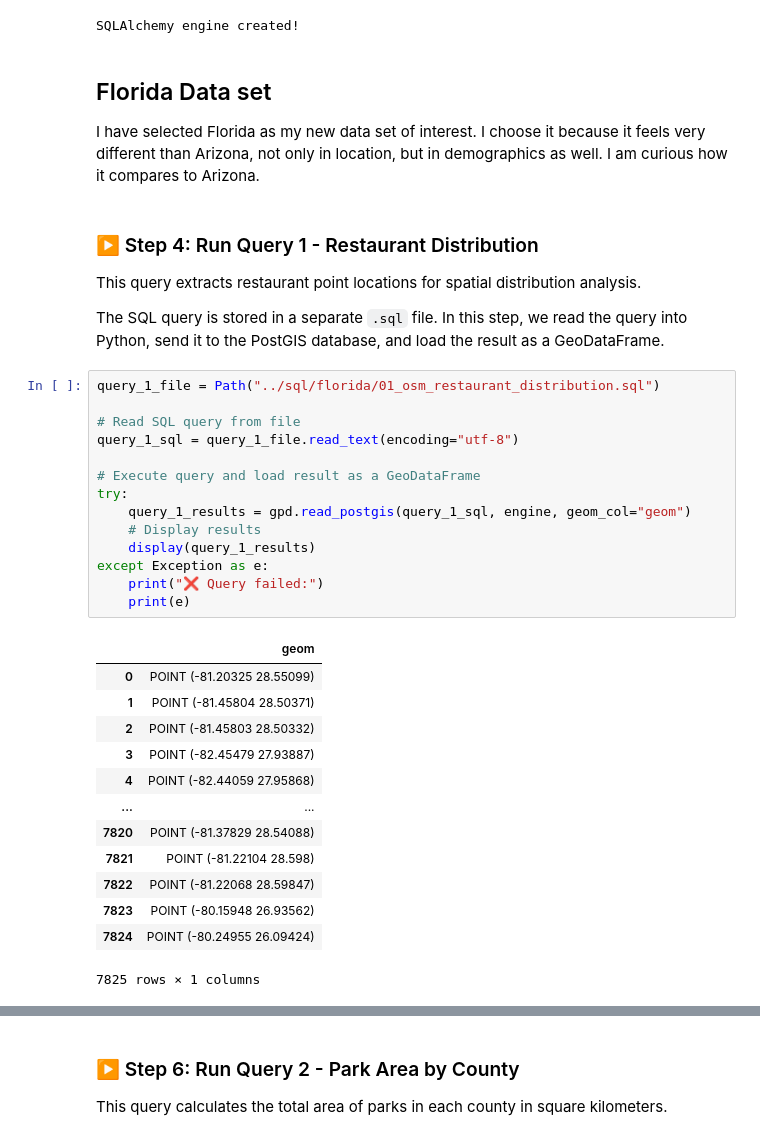
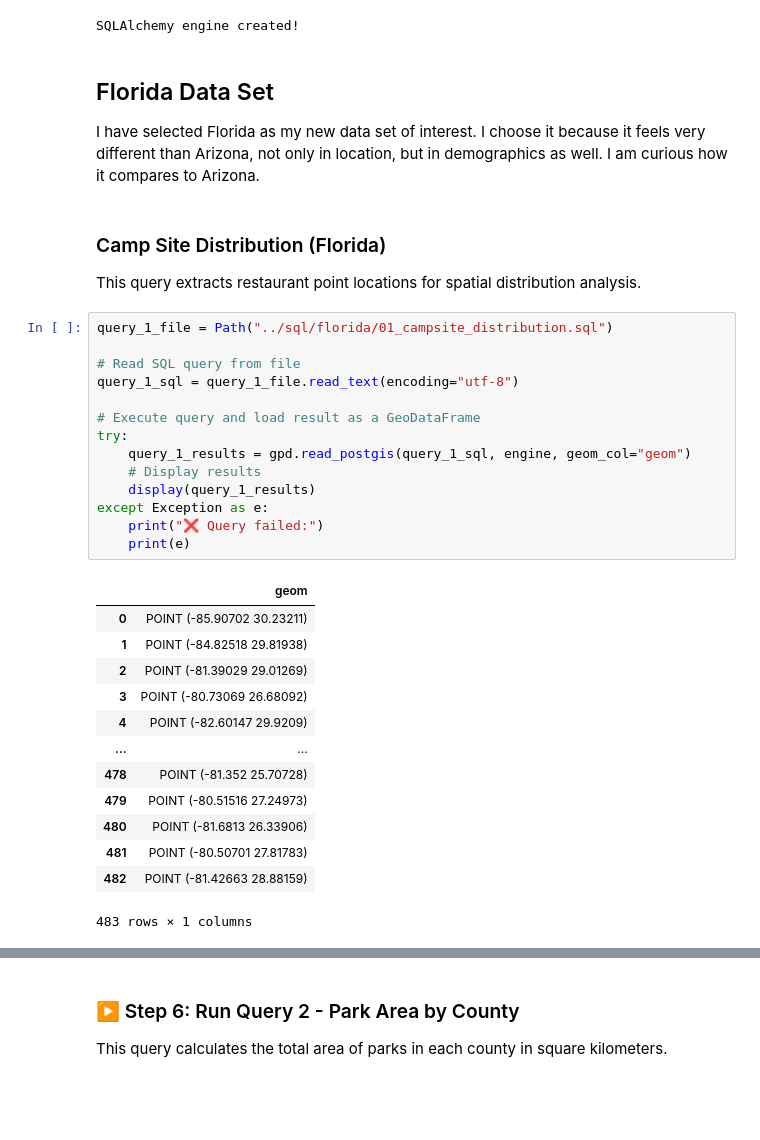
Before and after one commit to tgilbert14/gist604b-osm-postgis-fa26, a Jupyter notebook: notebooks/osm_postgis_queries_Florida.ipynb, the cells around one changed output, grey strips where cells are left out. Drawn from its saved outputs; the diff is of its cells as text; blank space fills up the shorter version.

```diff
--- a/notebooks/osm_postgis_queries_Florida.ipynb
+++ b/notebooks/osm_postgis_queries_Florida.ipynb
@@ -126,39 +126,37 @@ print("SQLAlchemy engine created!")
 # %% [output]
 SQLAlchemy engine created!
 # %% [markdown]
-## Florida Data set
+## Florida Data Set
 I have selected Florida as my new data set of interest. I choose it because it feels very different than Arizona, not only in location, but in demographics as well. I am curious how it compares to Arizona.
-# %% [markdown]
-### ▶️ Step 4: Run Query 1 - Restaurant Distribution
-
-This query extracts restaurant point locations for spatial distribution analysis.
-
-The SQL query is stored in a separate `.sql` file. In this step, we read the query into Python, send it to the PostGIS database, and load the result as a GeoDataFrame.
+# %% [markdown]
+### Camp Site Distribution (Florida)
+
+This query extracts restaurant point locations for spatial distribution analysis.
 # %%
-query_1_file = Path("../sql/florida/01_osm_restaurant_distribution.sql")
+query_1_file = Path("../sql/florida/01_campsite_distribution.sql")
 
 # Read SQL query from file
 query_1_sql = query_1_file.read_text(encoding="utf-8")
 
 # Execute query and load result as a GeoDataFrame
 try:
     query_1_results = gpd.read_postgis(query_1_sql, engine, geom_col="geom")
     # Display results
     display(query_1_results)
 except Exception as e:
     print("❌ Query failed:")
     print(e)
 # %% [output]
 |  | geom |
-| 0 | POINT (-81.20325 28.55099) |
-| 1 | POINT (-81.45804 28.50371) |
-| 2 | POINT (-81.45803 28.50332) |
-| 3 | POINT (-82.45479 27.93887) |
-| 4 | POINT (-82.44059 27.95868) |
+| 0 | POINT (-85.90702 30.23211) |
+| 1 | POINT (-84.82518 29.81938) |
+| 2 | POINT (-81.39029 29.01269) |
+| 3 | POINT (-80.73069 26.68092) |
+| 4 | POINT (-82.60147 29.9209) |
 | ... | ... |
-| 7820 | POINT (-81.37829 28.54088) |
-| 7821 | POINT (-81.22104 28.598) |
-| 7822 | POINT (-81.22068 28.59847) |
-| 7823 | POINT (-80.15948 26.93562) |
-| 7824 | POINT (-80.24955 26.09424) |
+| 478 | POINT (-81.352 25.70728) |
+| 479 | POINT (-80.51516 27.24973) |
+| 480 | POINT (-81.6813 26.33906) |
+| 481 | POINT (-80.50701 27.81783) |
+| 482 | POINT (-81.42663 28.88159) |
-7825 rows × 1 columns
+483 rows × 1 columns
```
Also changed, not shown: parts of 3 cells of this notebook.
